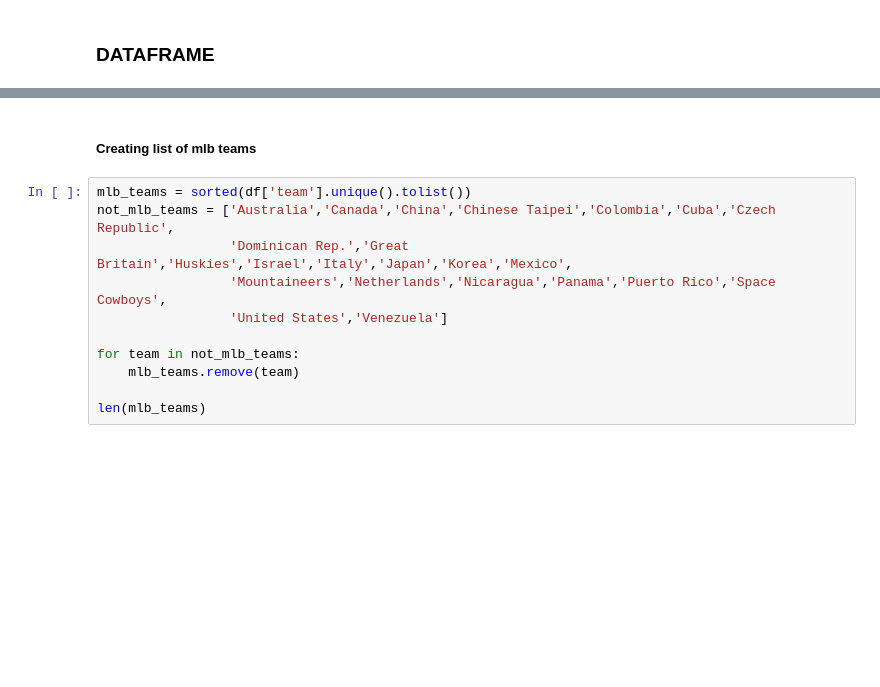
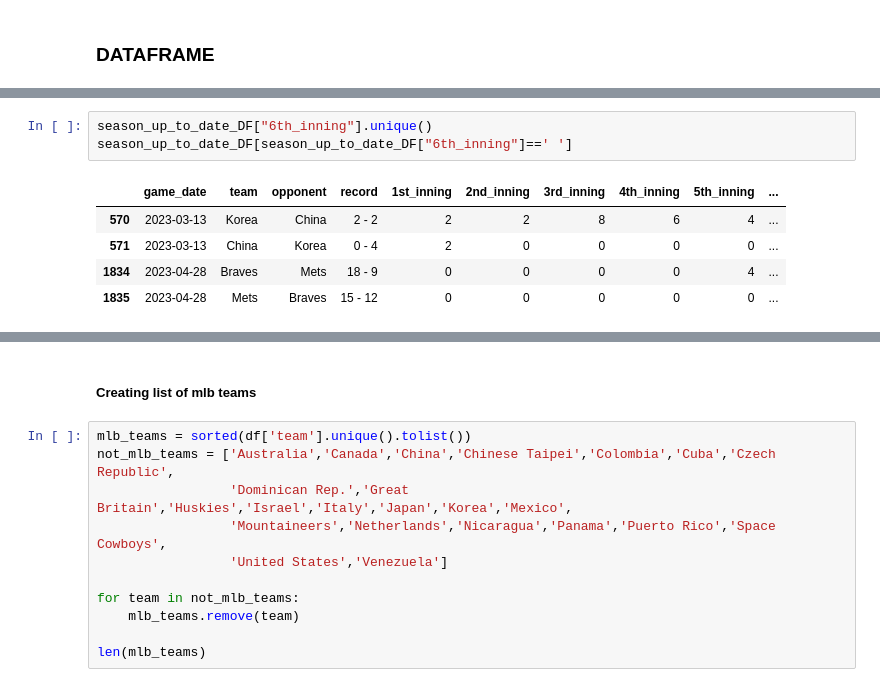
Before and after one commit to ed04rdo/MLB-webscraper, a Jupyter notebook: src/analysis.ipynb, the cells around one changed output, grey strips where cells are left out. Saved outputs shown, nothing was run; the diff lists cells and outputs as text; blank space fills up the shorter version.

```diff
--- a/src/analysis.ipynb
+++ b/src/analysis.ipynb
@@ -79,0 +101,9 @@ dtype: object
+# %%
+season_up_to_date_DF["6th_inning"].unique()
+season_up_to_date_DF[season_up_to_date_DF["6th_inning"]==' ']
+# %% [output]
+|  | game_date | team | opponent | record | 1st_inning | 2nd_inning | 3rd_inning | 4th_inning | 5th_inning | ... |
+| 570 | 2023-03-13 | Korea | China | 2 - 2 | 2 | 2 | 8 | 6 | 4 | ... |
+| 571 | 2023-03-13 | China | Korea | 0 - 4 | 2 | 0 | 0 | 0 | 0 | ... |
+| 1834 | 2023-04-28 | Braves | Mets | 18 - 9 | 0 | 0 | 0 | 0 | 4 | ... |
+| 1835 | 2023-04-28 | Mets | Braves | 15 - 12 | 0 | 0 | 0 | 0 | 0 | ... |
```
Also changed, not shown: parts of 11 cells of this notebook, 3 other files.
